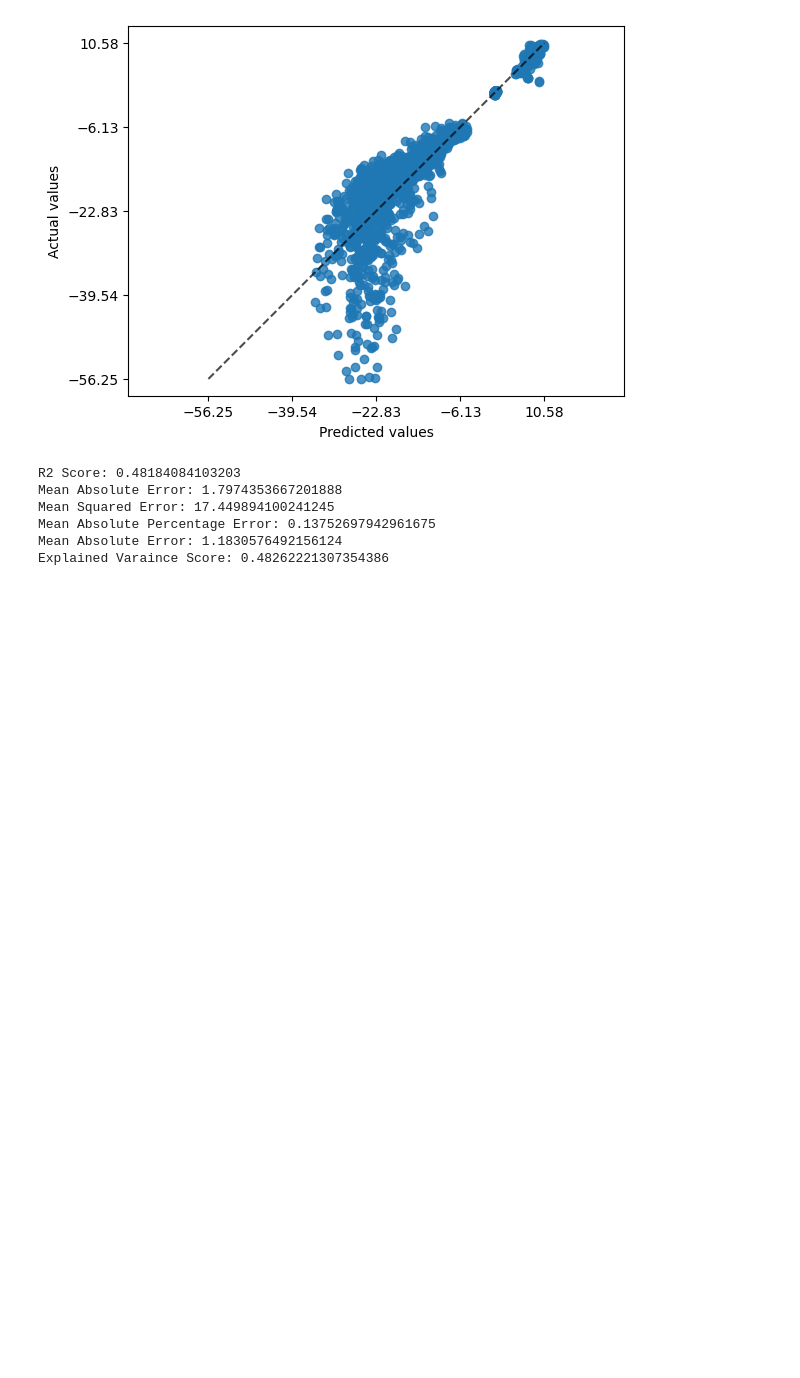
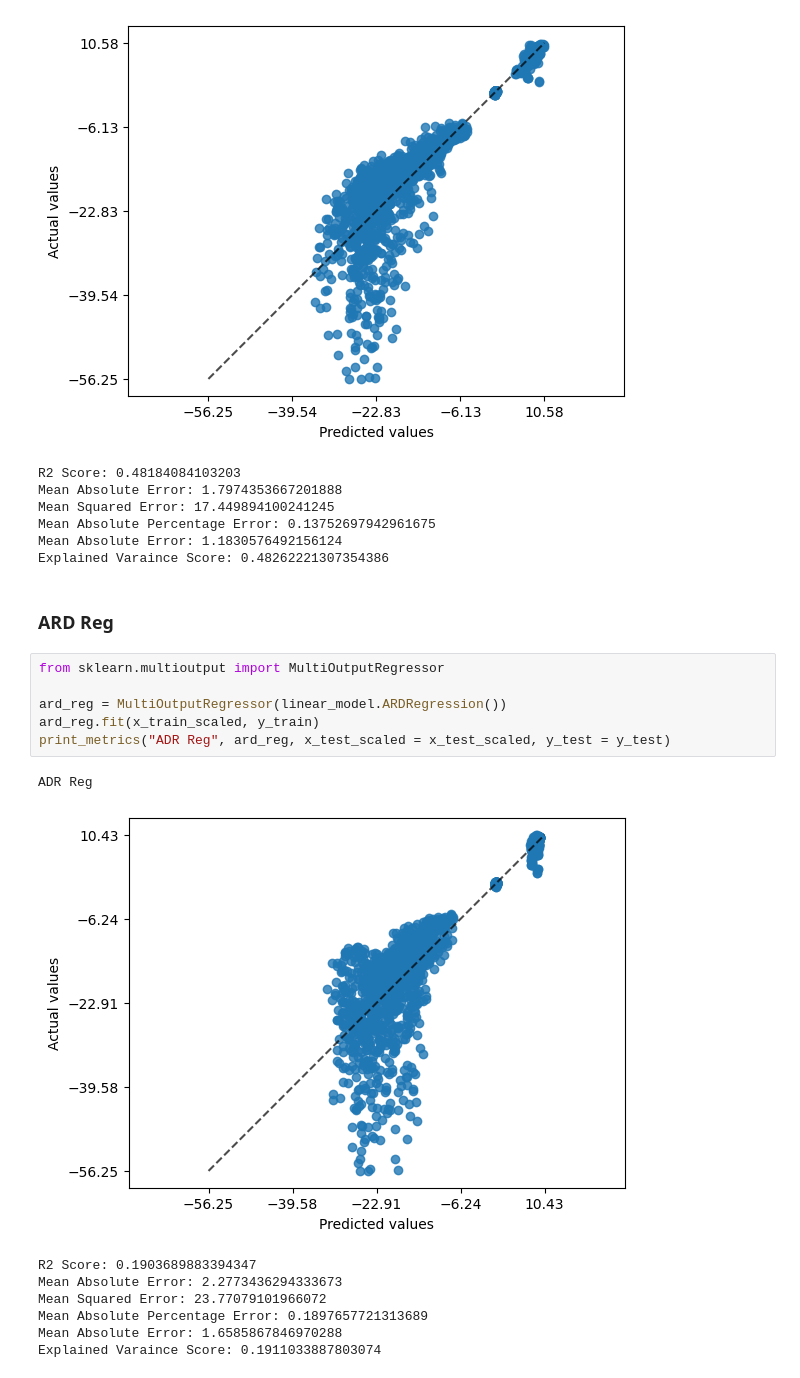
Before and after one commit to brushwayne/ml-nanosensor-lab, a Jupyter notebook: models copy.ipynb, the cells around one changed output. Drawn from its saved outputs; the diff is of its cells as text; blank space fills up the shorter version.

```diff
--- a/models copy.ipynb
+++ b/models copy.ipynb
@@ -423,3 +423,20 @@ Mean Squared Error: 17.449894100241245
 Mean Absolute Percentage Error: 0.13752697942961675
 Mean Absolute Error: 1.1830576492156124
 Explained Varaince Score: 0.48262221307354386
+# %% [markdown]
+### ARD Reg
+# %%
+from sklearn.multioutput import MultiOutputRegressor
+
+ard_reg = MultiOutputRegressor(linear_model.ARDRegression())
+ard_reg.fit(x_train_scaled, y_train)
+print_metrics("ADR Reg", ard_reg, x_test_scaled = x_test_scaled, y_test = y_test)
+# %% [output]
+ADR Reg
+[figure, added]
+R2 Score: 0.1903689883394347
+Mean Absolute Error: 2.2773436294333673
+Mean Squared Error: 23.77079101966072
+Mean Absolute Percentage Error: 0.1897657721313689
+Mean Absolute Error: 1.6585867846970288
+Explained Varaince Score: 0.1911033887803074
```
Also changed, not shown: parts of 27 cells of this notebook.
